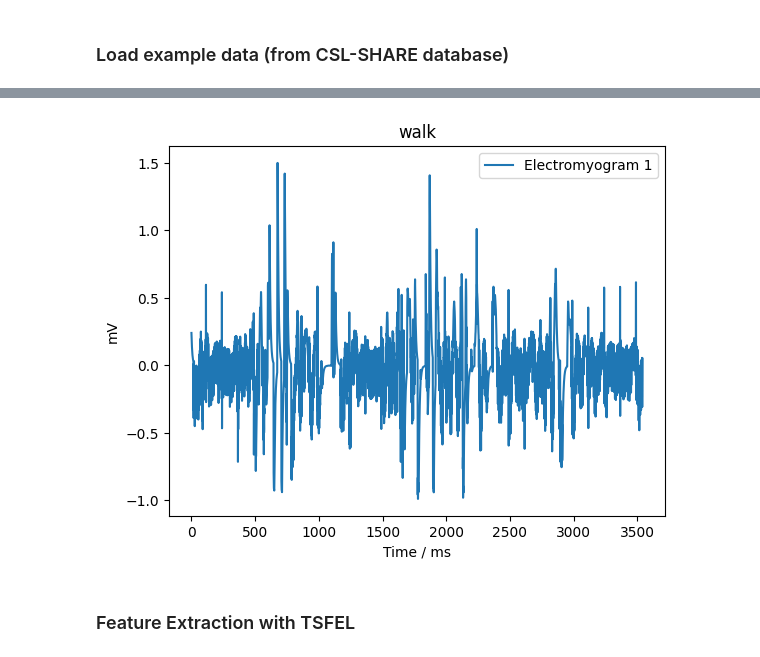
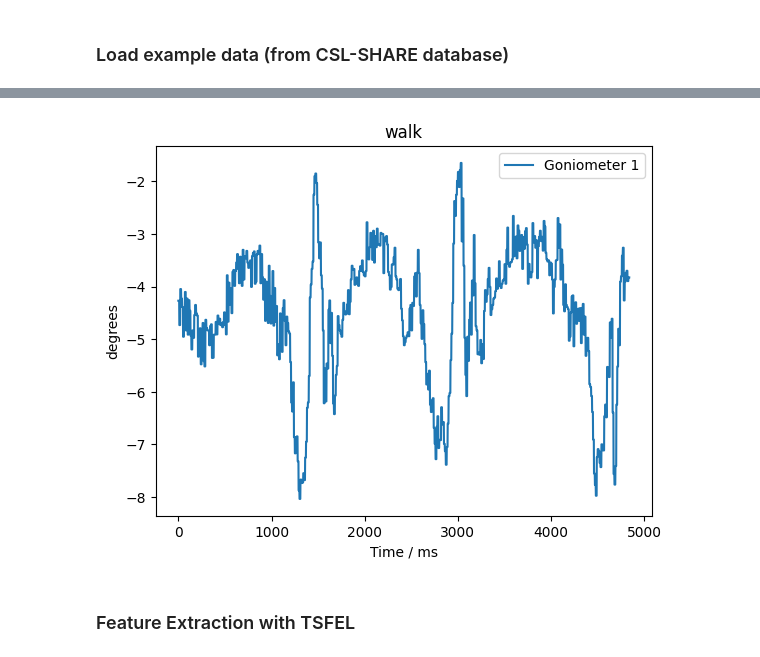
Before and after one commit to fraunhoferportugal/tsfel-tutorials, a Jupyter notebook: ICANN-2024/feature_extraction_example.ipynb, the cells around one changed output, grey strips where cells are left out. Cells and saved outputs as stored; diff of their text form; code cells hidden in the pictures.

```diff
--- a/ICANN-2024/feature_extraction_example.ipynb
+++ b/ICANN-2024/feature_extraction_example.ipynb
@@ -23,7 +19,7 @@ sample, label = utils.plot_random_sample_by_class(train_data, y_train, "walk", y
 # %%
-utils.plot_sensor_data(sample, label, "Electromyogram 1")
+utils.plot_sensor_data(sample, label, "Goniometer 1")
 # %% [output]
-[figure, old version]
+[figure, new version]
 # %% [markdown]
 ### Feature Extraction with TSFEL
 # %%
```
Also changed, not shown: parts of 10 cells of this notebook, 3 other files.
